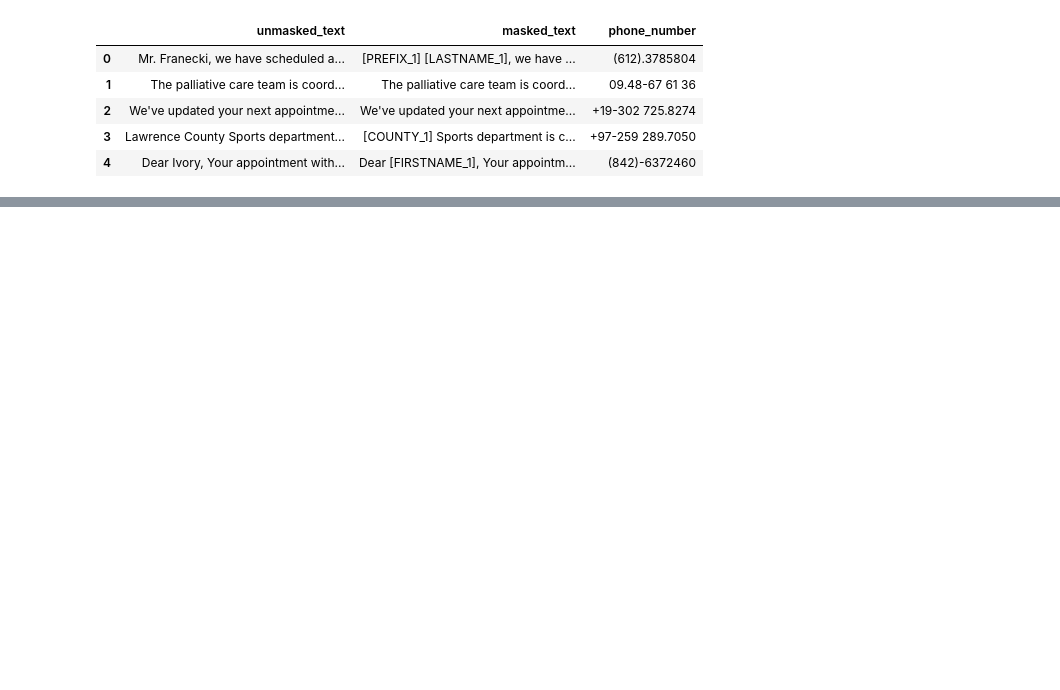
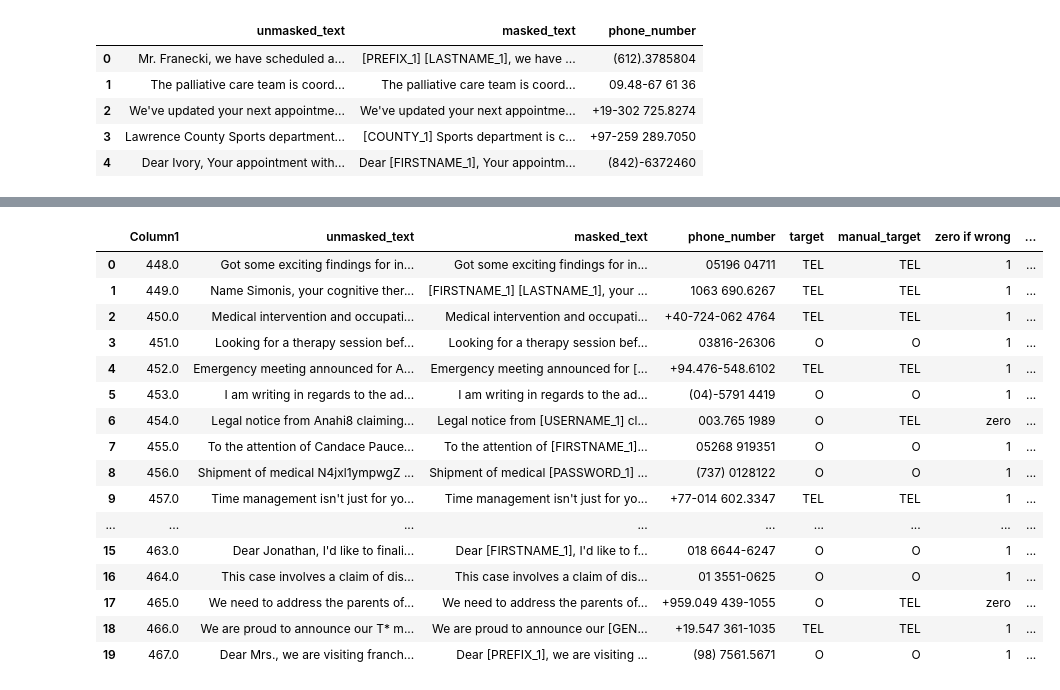
Before and after one commit to Amex2B/AmexSensitiveData, a Jupyter notebook: regex/phone_number_regex.ipynb, the cells around one changed output, grey strips where cells are left out. Drawn from its saved outputs; the diff is of its cells as text; code cells hidden in the pictures; blank space fills up the shorter version.

```diff
--- a/regex/phone_number_regex.ipynb
+++ b/regex/phone_number_regex.ipynb
@@ -193,5 +205,31 @@ df = pd.read_csv(filepath)
 # %%
 df.to_csv('extracted_tel_numbers_english_updated.csv')
+# %%
+# Import shrieyaa_mini_df for checking false positive rows
+filepath = os.path.join(os.getcwd(), '..', 'data', 'shrieyaa_mini_df.csv')
+
+# Read the CSV file using pandas
+mini_df = pd.read_csv(filepath)
+
+mini_df.head(20)
+# %% [output]
+|  | Column1 | unmasked_text | masked_text | phone_number | target | manual_target | zero if wrong | ... |
+| 0 | 448.0 | Got some exciting findings for in... | Got some exciting findings for in... | 05196 04711 | TEL | TEL | 1 | ... |
+| 1 | 449.0 | Name Simonis, your cognitive ther... | [FIRSTNAME_1] [LASTNAME_1], your ... | 1063 690.6267 | TEL | TEL | 1 | ... |
+| 2 | 450.0 | Medical intervention and occupati... | Medical intervention and occupati... | +40-724-062 4764 | TEL | TEL | 1 | ... |
+| 3 | 451.0 | Looking for a therapy session bef... | Looking for a therapy session bef... | 03816-26306 | O | O | 1 | ... |
+| 4 | 452.0 | Emergency meeting announced for A... | Emergency meeting announced for [... | +94.476-548.6102 | TEL | TEL | 1 | ... |
+| 5 | 453.0 | I am writing in regards to the ad... | I am writing in regards to the ad... | (04)-5791 4419 | O | O | 1 | ... |
+| 6 | 454.0 | Legal notice from Anahi8 claiming... | Legal notice from [USERNAME_1] cl... | 003.765 1989 | O | TEL | zero | ... |
+| 7 | 455.0 | To the attention of Candace Pauce... | To the attention of [FIRSTNAME_1]... | 05268 919351 | O | O | 1 | ... |
+| 8 | 456.0 | Shipment of medical N4jxl1ympwgZ ... | Shipment of medical [PASSWORD_1] ... | (737) 0128122 | O | O | 1 | ... |
+| 9 | 457.0 | Time management isn't just for yo... | Time management isn't just for yo... | +77-014 602.3347 | TEL | TEL | 1 | ... |
+| ... | ... | ... | ... | ... | ... | ... | ... | ... |
+| 15 | 463.0 | Dear Jonathan, I'd like to finali... | Dear [FIRSTNAME_1], I'd like to f... | 018 6644-6247 | O | O | 1 | ... |
+| 16 | 464.0 | This case involves a claim of dis... | This case involves a claim of dis... | 01 3551-0625 | O | O | 1 | ... |
+| 17 | 465.0 | We need to address the parents of... | We need to address the parents of... | +959.049 439-1055 | O | TEL | zero | ... |
+| 18 | 466.0 | We are proud to announce our T* m... | We are proud to announce our [GEN... | +19.547 361-1035 | TEL | TEL | 1 | ... |
+| 19 | 467.0 | Dear Mrs., we are visiting franch... | Dear [PREFIX_1], we are visiting ... | (98) 7561.5671 | O | O | 1 | ... |
 # %%
 # 10/3 previous code
 
```
Also changed, not shown: parts of 8 cells of this notebook, 3 other files.
